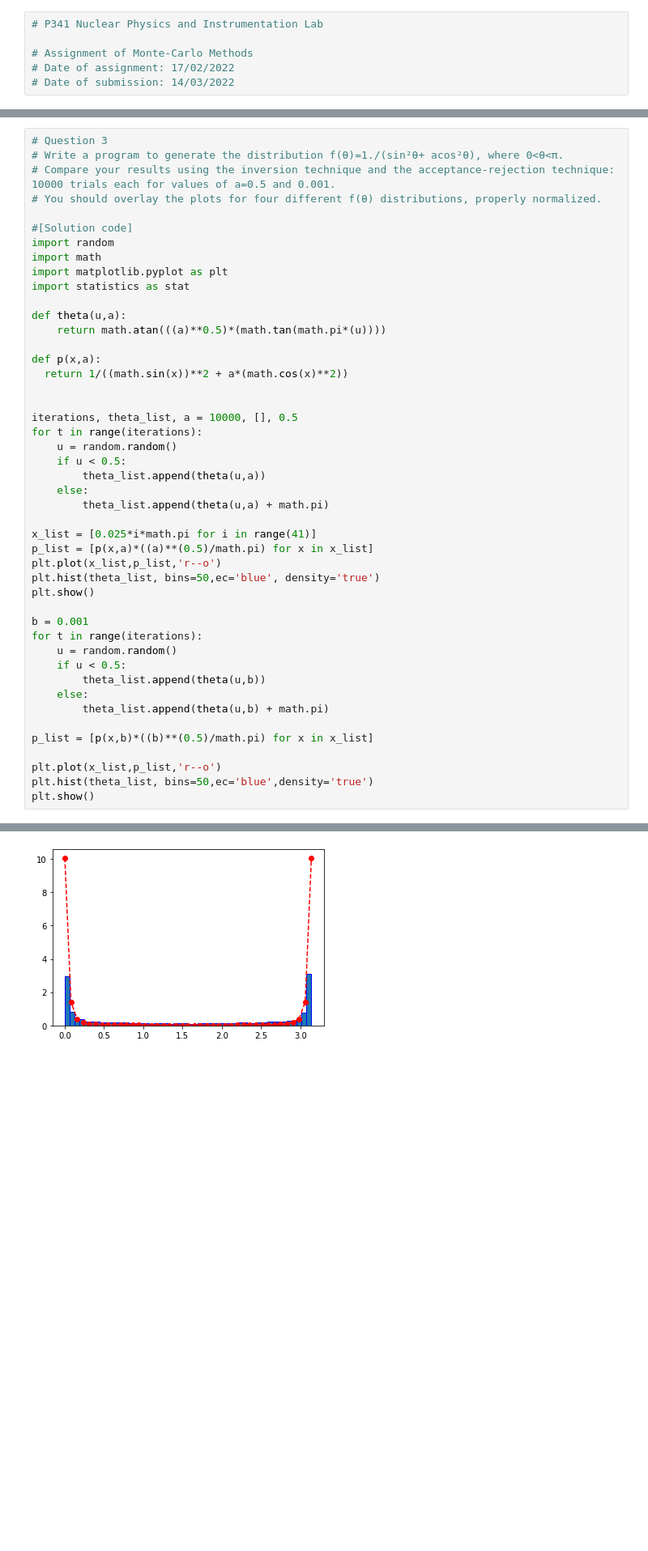
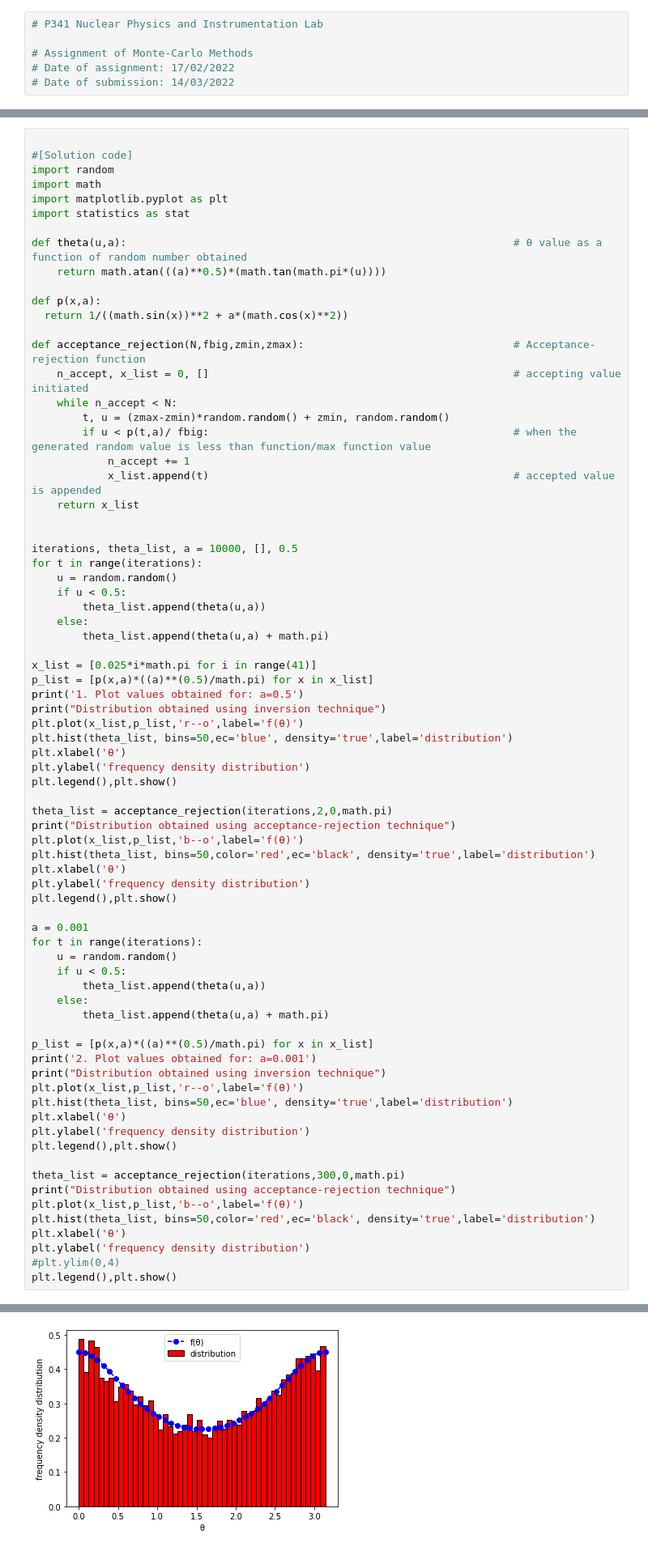
Before and after one commit to Krishnakantparida/nuclear_counting_statistics, a Jupyter notebook: MC_assignment.ipynb, the cells around one changed output, grey strips where cells are left out. Shown: that part at 81% size. Saved outputs shown, nothing was run; the diff lists cells and outputs as text; blank space fills up the shorter version.

```diff
--- a/MC_assignment.ipynb
+++ b/MC_assignment.ipynb
@@ -125,8 +208,4 @@ plotmaker(var,freq_list,D_list)
 # %%
-# Question 3
-# Write a program to generate the distribution f(θ)=1./(sin²θ+ acos²θ), where 0<θ<π.
-# Compare your results using the inversion technique and the acceptance-rejection technique: 10000 trials each for values of a=0.5 and 0.001.
-# You should overlay the plots for four different f(θ) distributions, properly normalized.
 
 #[Solution code]
 import random
@@ -134,11 +213,20 @@ import math
 import matplotlib.pyplot as plt
 import statistics as stat
 
-def theta(u,a):
+def theta(u,a):                                                             # θ value as a function of random number obtained
     return math.atan(((a)**0.5)*(math.tan(math.pi*(u))))
 
 def p(x,a):
   return 1/((math.sin(x))**2 + a*(math.cos(x)**2))
+
+def acceptance_rejection(N,fbig,zmin,zmax):                                 # Acceptance-rejection function
+    n_accept, x_list = 0, []                                                # accepting value initiated
+    while n_accept < N:
+        t, u = (zmax-zmin)*random.random() + zmin, random.random()
+        if u < p(t,a)/ fbig:                                                # when the generated random value is less than function/max function value
+            n_accept += 1
+            x_list.append(t)                                                # accepted value is appended
+    return x_list
 
 
 iterations, theta_list, a = 10000, [], 0.5
@@ -151,21 +239,45 @@ for t in range(iterations):
 
 x_list = [0.025*i*math.pi for i in range(41)]
 p_list = [p(x,a)*((a)**(0.5)/math.pi) for x in x_list]
-plt.plot(x_list,p_list,'r--o')
-plt.hist(theta_list, bins=50,ec='blue', density='true')
-plt.show()
+print('1. Plot values obtained for: a=0.5')
+print("Distribution obtained using inversion technique")
+plt.plot(x_list,p_list,'r--o',label='f(θ)')
+plt.hist(theta_list, bins=50,ec='blue', density='true',label='distribution')
+plt.xlabel('θ')
+plt.ylabel('frequency density distribution')
+plt.legend(),plt.show()
 
-b = 0.001
+theta_list = acceptance_rejection(iterations,2,0,math.pi)
+print("Distribution obtained using acceptance-rejection technique")
+plt.plot(x_list,p_list,'b--o',label='f(θ)')
+plt.hist(theta_list, bins=50,color='red',ec='black', density='true',label='distribution')
+plt.xlabel('θ')
+plt.ylabel('frequency density distribution')
+plt.legend(),plt.show()
+
+a = 0.001
 for t in range(iterations):
     u = random.random()
     if u < 0.5:
-        theta_list.append(theta(u,b))
+        theta_list.append(theta(u,a))
     else:
-        theta_list.append(theta(u,b) + math.pi)
+        theta_list.append(theta(u,a) + math.pi)
 
-p_list = [p(x,b)*((b)**(0.5)/math.pi) for x in x_list]
+p_list = [p(x,a)*((a)**(0.5)/math.pi) for x in x_list]
+print('2. Plot values obtained for: a=0.001')
+print("Distribution obtained using inversion technique")
+plt.plot(x_list,p_list,'r--o',label='f(θ)')
+plt.hist(theta_list, bins=50,ec='blue', density='true',label='distribution')
+plt.xlabel('θ')
+plt.ylabel('frequency density distribution')
+plt.legend(),plt.show()
 
-plt.plot(x_list,p_list,'r--o')
-plt.hist(theta_list, bins=50,ec='blue',density='true')
-plt.show()
+theta_list = acceptance_rejection(iterations,300,0,math.pi)
+print("Distribution obtained using acceptance-rejection technique")
+plt.plot(x_list,p_list,'b--o',label='f(θ)')
+plt.hist(theta_list, bins=50,color='red',ec='black', density='true',label='distribution')
+plt.xlabel('θ')
+plt.ylabel('frequency density distribution')
+#plt.ylim(0,4)
+plt.legend(),plt.show()
 # %% [output]
@@ -173 +288 @@ plt.show()
-[figure, old version]
+[figure, new version]
```
Also changed, not shown: parts of 7 cells of this notebook.
